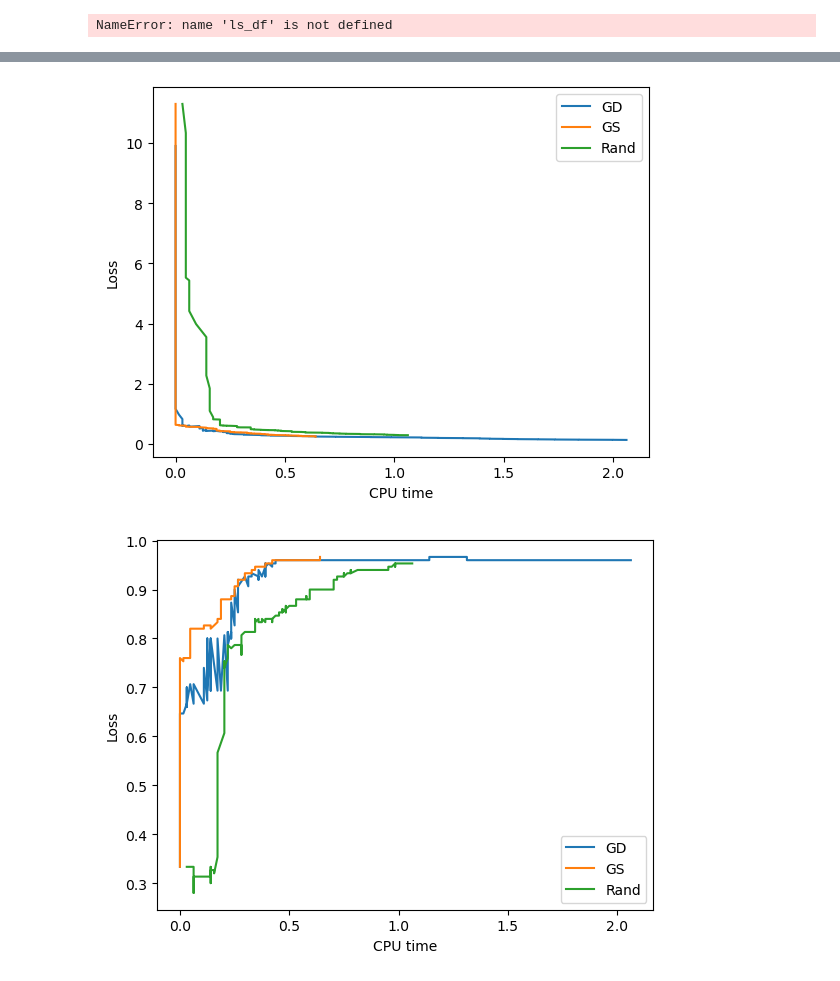
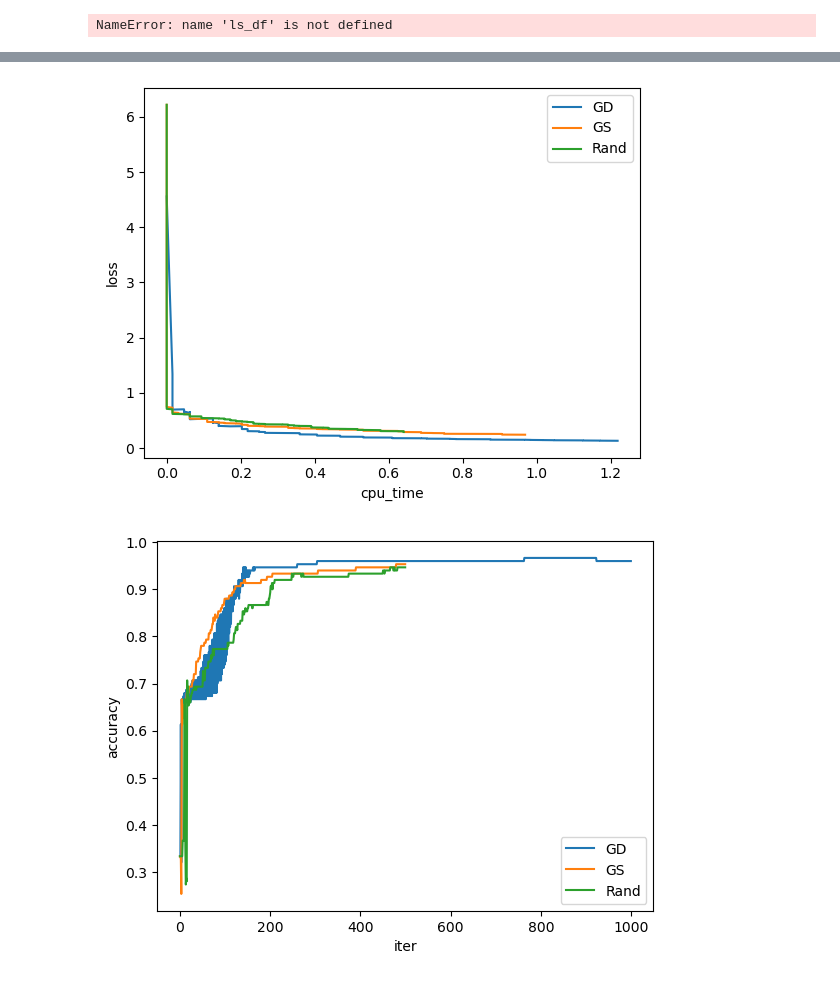
Before and after one commit to Aiecco/BCGD-methods, a Jupyter notebook: HW scratch.ipynb, the cells around one changed output, grey strips where cells are left out. Saved outputs shown, nothing was run; the diff lists cells and outputs as text; code cells hidden in the pictures.

Commit message:
optimized BCGD with rand rule

```diff
--- a/HW scratch.ipynb
+++ b/HW scratch.ipynb
@@ -165,12 +165,22 @@ def BCGD(coord_select, coord_step=coord_step, max_iter = 100, return_hist = True
     else:
         return
 
+def grad_block(A, Y, X, i_k):
+    # used for BCGD with random rule because you dont need full gradient
+    Z = -A @ X
+    probs = softmax(Z, axis=1)
+    m = A.shape[0]
+    # Compute only the i_k-th column of the gradient
+    grad_X_ik = 1/m * A.T @ (Y[:, i_k] - probs[:, i_k])
+    return grad_X_ik
+
 def rand_coord_select(X):
     # TODO: CALCULATING THE FULL GRAD HERE IS NOT NECESSARY
     # [IMPORTANT] it will run faster if this is optimized.
-    g = grad(A, b_onehot, X)
     i_k = np.random.randint(num_classes) # select the coord (col)
-    g_ik = g[:,i_k].reshape((example_dim,1))
+    #g = grad(A, b_onehot, X)
+    #g_ik = g[:,i_k].reshape((example_dim,1))
+    g_ik = grad_block(A, b_onehot, X, i_k)
     return g_ik, i_k
 # %%
 hist_BCGD_GS_df = BCGD(gs_coord_select, max_iter=200)
@@ -269,6 +279,6 @@ def plot_hist(X_val, Y_val, dfs, legend_lables):
     # plt.plot(hist_BCGD_GS_df[gs_sele][X_val], hist_BCGD_GS_df[gs_sele][Y_val], label='GS')
     # plt.plot(hist_BCGD_rand_df[rand_sele][X_val], hist_BCGD_rand_df[rand_sele][Y_val], label = 'Random')
     plt.legend()
-    plt.xlabel('CPU time')
-    plt.ylabel('Loss')
+    plt.xlabel(X_val)
+    plt.ylabel(Y_val)
     plt.show()
@@ -395,8 +365,8 @@ bcgd_rand_iris_df
 # %%
 plot_hist('cpu_time', 'loss', [gd_iris_df, bcgd_gs_iris_df, bcgd_rand_iris_df], legend_lables=['GD', 'GS', 'Rand'])
 # %% [output]
-[figure, old version]
+[figure, new version]
 # %%
-plot_hist('cpu_time', 'accuracy', [gd_iris_df, bcgd_gs_iris_df, bcgd_rand_iris_df], legend_lables=['GD', 'GS', 'Rand'])
+plot_hist('iter', 'accuracy', [gd_iris_df, bcgd_gs_iris_df, bcgd_rand_iris_df], legend_lables=['GD', 'GS', 'Rand'])
 # %% [output]
-[figure, old version]
+[figure, new version]
```
Also changed, not shown: parts of 13 cells of this notebook.
